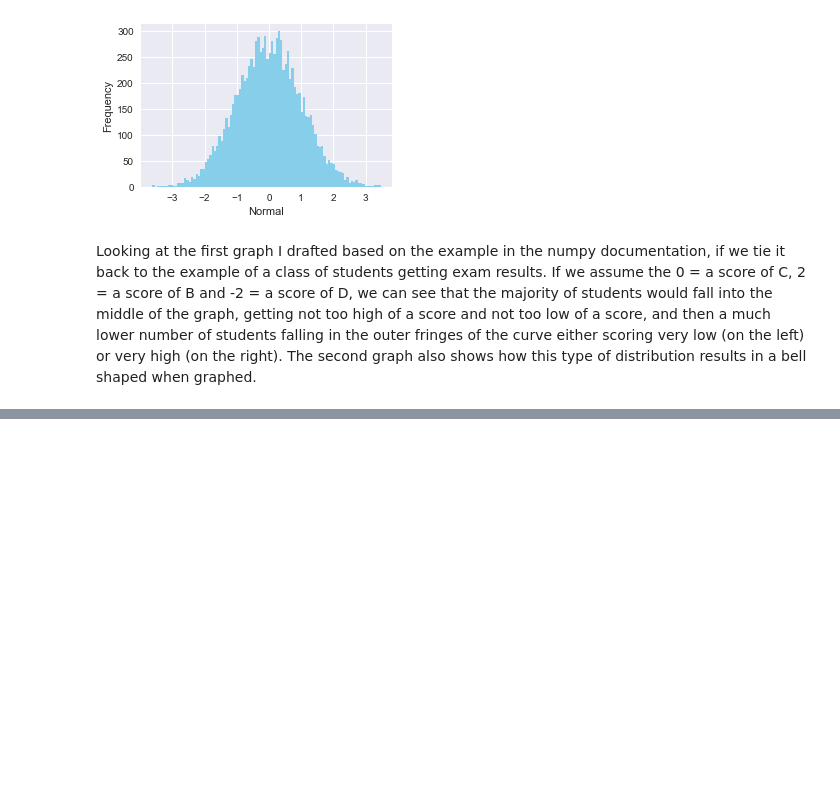
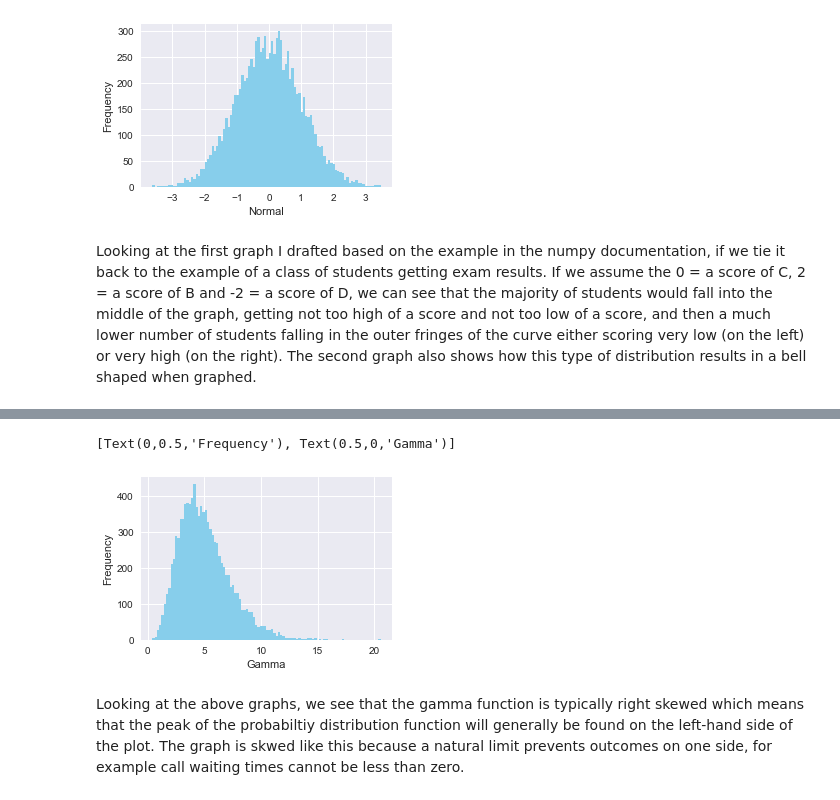
Before and after one commit to TommyVaughan/numpy-random, a Jupyter notebook: numpy-random.ipynb, the cells around one changed output, grey strips where cells are left out. Cells and saved outputs as stored; diff of their text form; code cells hidden in the pictures; blank space fills up the shorter version.

```diff
--- a/numpy-random.ipynb
+++ b/numpy-random.ipynb
@@ -264,0 +281,14 @@ Looking at the first graph I drafted based on the example in the numpy documenta
+# %%
+from scipy.stats import gamma       # import the gamma distribution module
+data_gamma = gamma.rvs(a=5, size=10000)
+ax = sns.distplot(data_gamma,
+                  kde=False,
+                  bins=100,
+                  color='skyblue',
+                  hist_kws={"linewidth": 15,'alpha':1})
+ax.set(xlabel='Gamma', ylabel='Frequency')
+# %% [output]
+[Text(0,0.5,'Frequency'), Text(0.5,0,'Gamma')]
+[figure, added]
+# %% [markdown]
+Looking at the above graphs, we see that the gamma function is typically right skewed which means that the peak of the probabiltiy distribution function will generally be found on the left-hand side of the plot. The graph is skwed like this because a natural limit prevents outcomes on one side, for example call waiting times cannot be less than zero.
```
Also changed, not shown: parts of 5 cells of this notebook.
